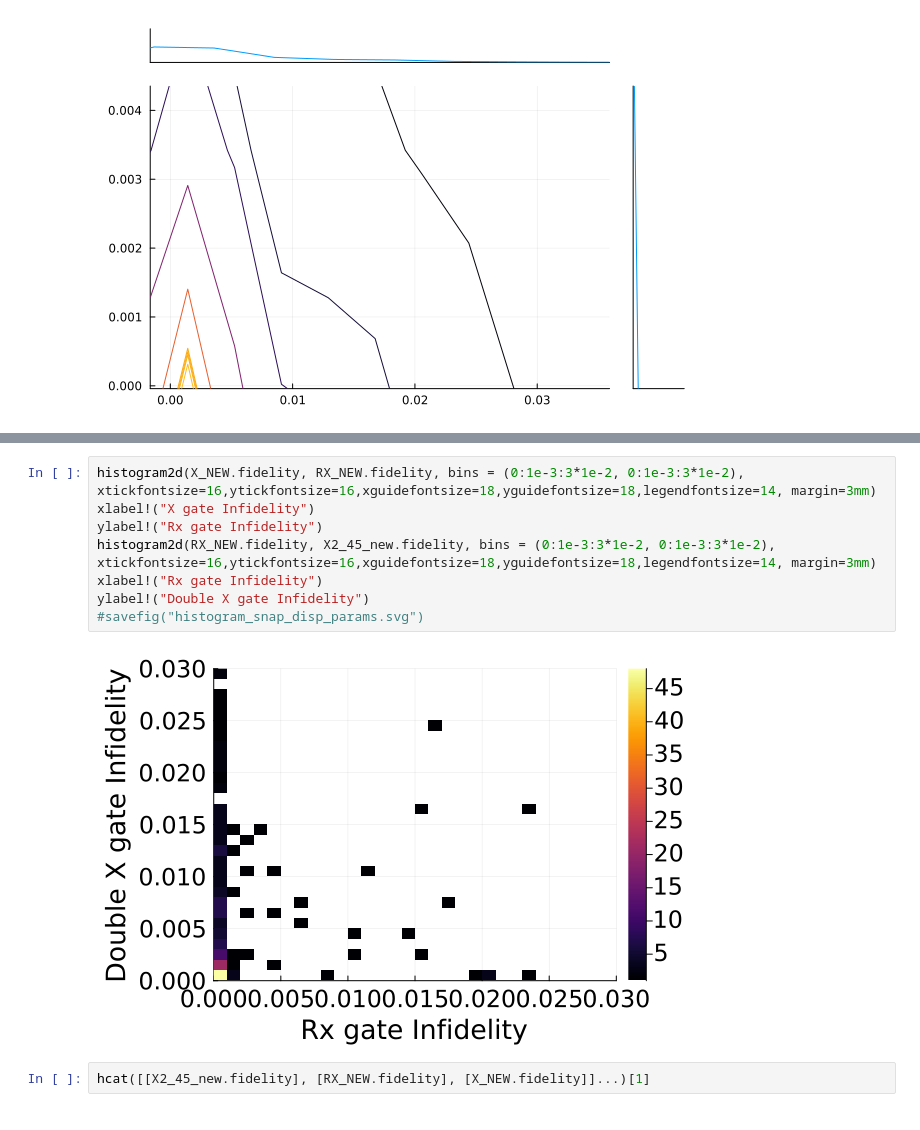
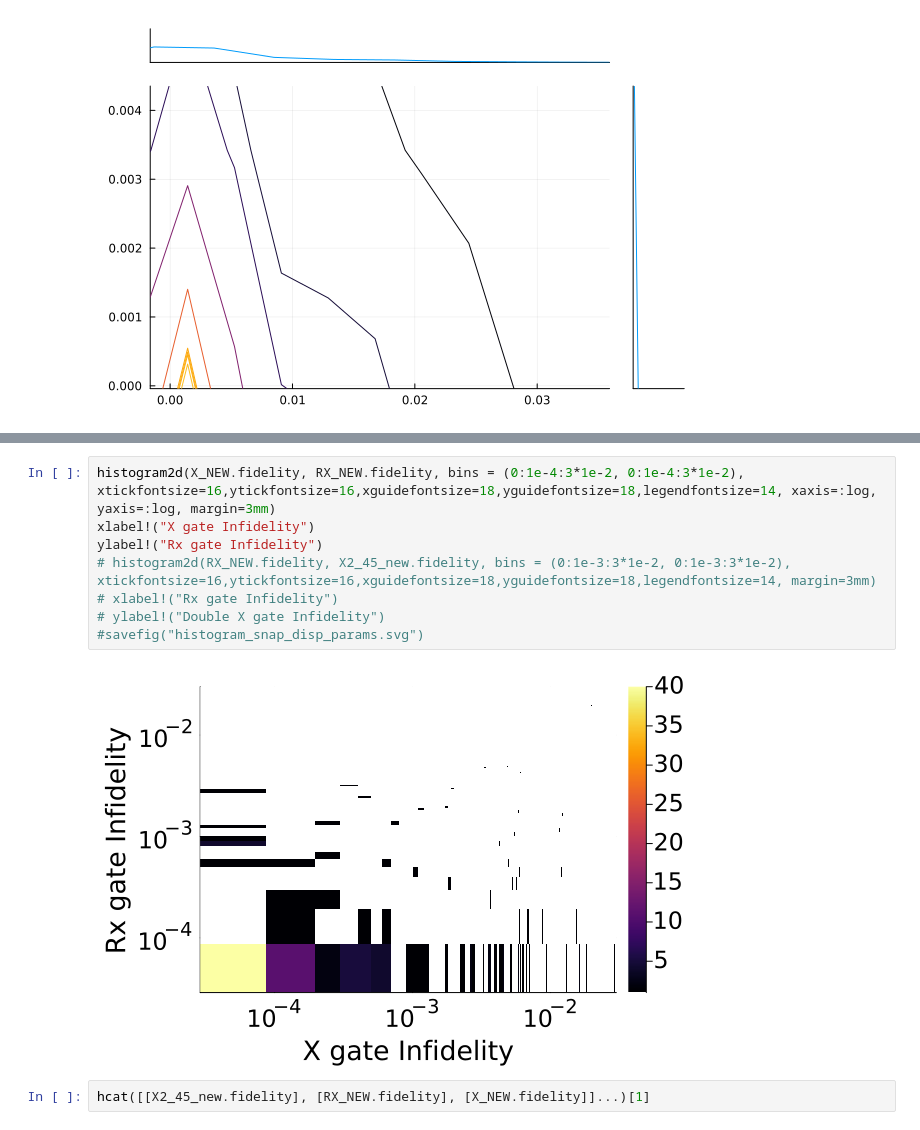
Before and after one commit to AndreaMaestri18/Opt3DQalgs, a Jupyter notebook: BTgates/src/plots_and_analysis/snap_disp_parameters_distribution.ipynb, the cells around one changed output, grey strips where cells are left out. Saved outputs shown, nothing was run; the diff lists cells and outputs as text.

```diff
--- a/BTgates/src/plots_and_analysis/snap_disp_parameters_distribution.ipynb
+++ b/BTgates/src/plots_and_analysis/snap_disp_parameters_distribution.ipynb
@@ -66,13 +66,13 @@ ylabel!("Rx gate")
 # %%
-histogram2d(X_NEW.fidelity, RX_NEW.fidelity, bins = (0:1e-3:3*1e-2, 0:1e-3:3*1e-2), xtickfontsize=16,ytickfontsize=16,xguidefontsize=18,yguidefontsize=18,legendfontsize=14, margin=3mm)
+histogram2d(X_NEW.fidelity, RX_NEW.fidelity, bins = (0:1e-4:3*1e-2, 0:1e-4:3*1e-2), xtickfontsize=16,ytickfontsize=16,xguidefontsize=18,yguidefontsize=18,legendfontsize=14, xaxis=:log, yaxis=:log, margin=3mm)
 xlabel!("X gate Infidelity")
 ylabel!("Rx gate Infidelity")
-histogram2d(RX_NEW.fidelity, X2_45_new.fidelity, bins = (0:1e-3:3*1e-2, 0:1e-3:3*1e-2), xtickfontsize=16,ytickfontsize=16,xguidefontsize=18,yguidefontsize=18,legendfontsize=14, margin=3mm)
-xlabel!("Rx gate Infidelity")
-ylabel!("Double X gate Infidelity")
+# histogram2d(RX_NEW.fidelity, X2_45_new.fidelity, bins = (0:1e-3:3*1e-2, 0:1e-3:3*1e-2), xtickfontsize=16,ytickfontsize=16,xguidefontsize=18,yguidefontsize=18,legendfontsize=14, margin=3mm)
+# xlabel!("Rx gate Infidelity")
+# ylabel!("Double X gate Infidelity")
 #savefig("histogram_snap_disp_params.svg")
 # %% [output]
-[figure, old version]
+[figure, new version]
 # %%
 hcat([[X2_45_new.fidelity], [RX_NEW.fidelity], [X_NEW.fidelity]]...)[1]
 # %% [output]
```
Also changed, not shown: parts of 2 cells of this notebook, 14 other files.
